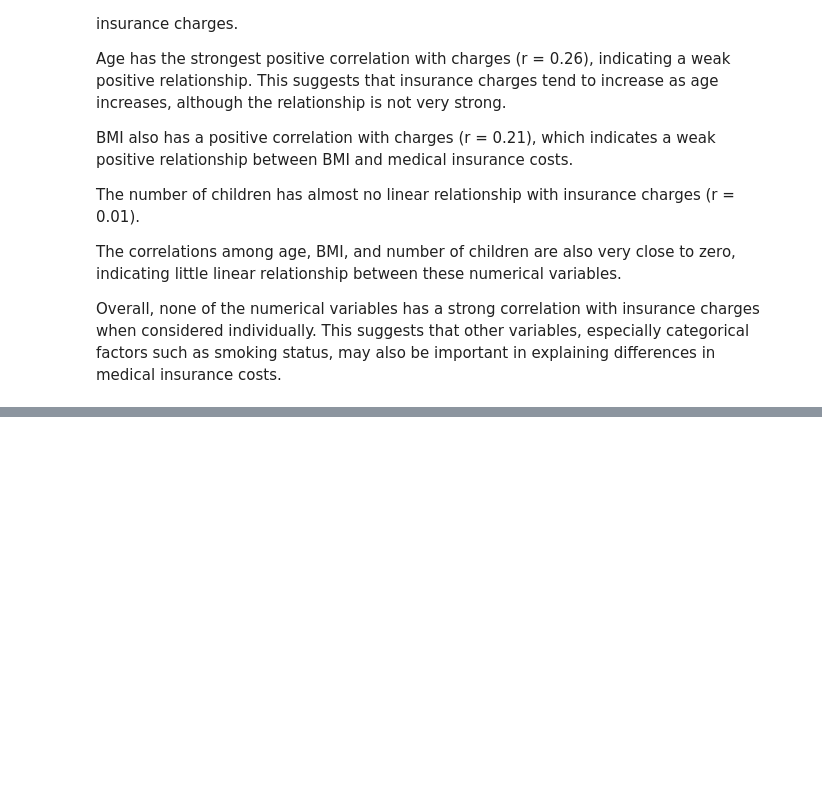
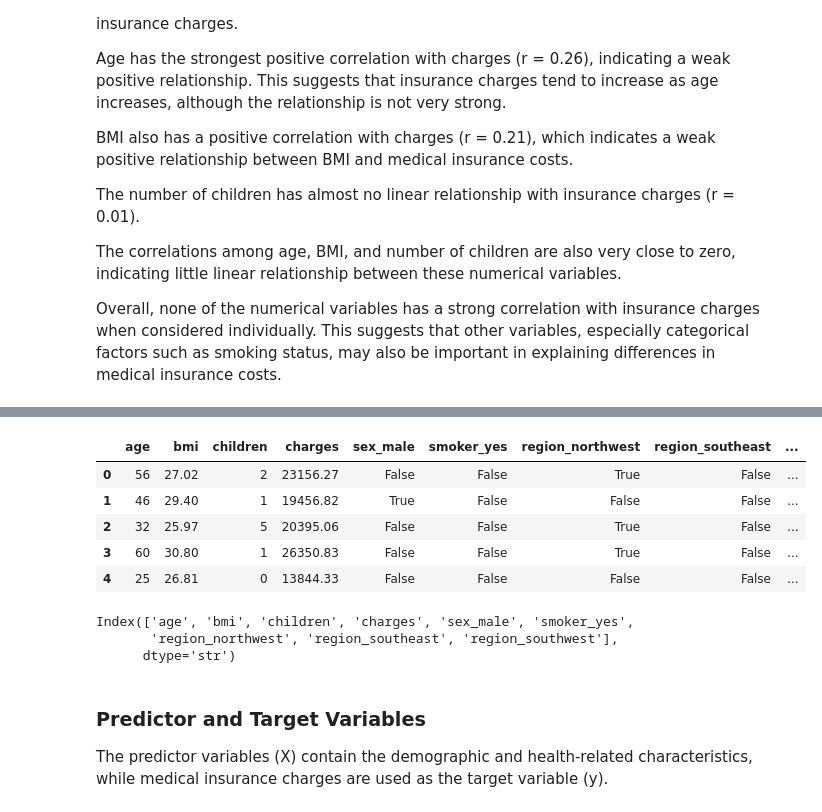
Before and after one commit to makday2026-hub/insurance-medical-cost-analysis, a Jupyter notebook: insurance_medical_cost_analysis.ipynb, the cells around one changed output, grey strips where cells are left out. Cells and saved outputs as stored; diff of their text form; code cells hidden in the pictures; blank space fills up the shorter version.

```diff
--- a/insurance_medical_cost_analysis.ipynb
+++ b/insurance_medical_cost_analysis.ipynb
@@ -542,0 +607,19 @@ in explaining differences in medical insurance costs.
+# %%
+insurance_encoded.head()
+# %% [output]
+|  | age | bmi | children | charges | sex_male | smoker_yes | region_northwest | region_southeast | ... |
+| 0 | 56 | 27.02 | 2 | 23156.27 | False | False | True | False | ... |
+| 1 | 46 | 29.40 | 1 | 19456.82 | True | False | False | False | ... |
+| 2 | 32 | 25.97 | 5 | 20395.06 | False | False | True | False | ... |
+| 3 | 60 | 30.80 | 1 | 26350.83 | False | False | True | False | ... |
+| 4 | 25 | 26.81 | 0 | 13844.33 | False | False | False | False | ... |
+# %%
+insurance_encoded.columns
+# %% [output]
+Index(['age', 'bmi', 'children', 'charges', 'sex_male', 'smoker_yes',
+       'region_northwest', 'region_southeast', 'region_southwest'],
+      dtype='str')
+# %% [markdown]
+### Predictor and Target Variables
+
+The predictor variables (X) contain the demographic and health-related characteristics, while medical insurance charges are used as the target variable (y).
```
Also changed, not shown: parts of 29 cells of this notebook, 1 other file.
